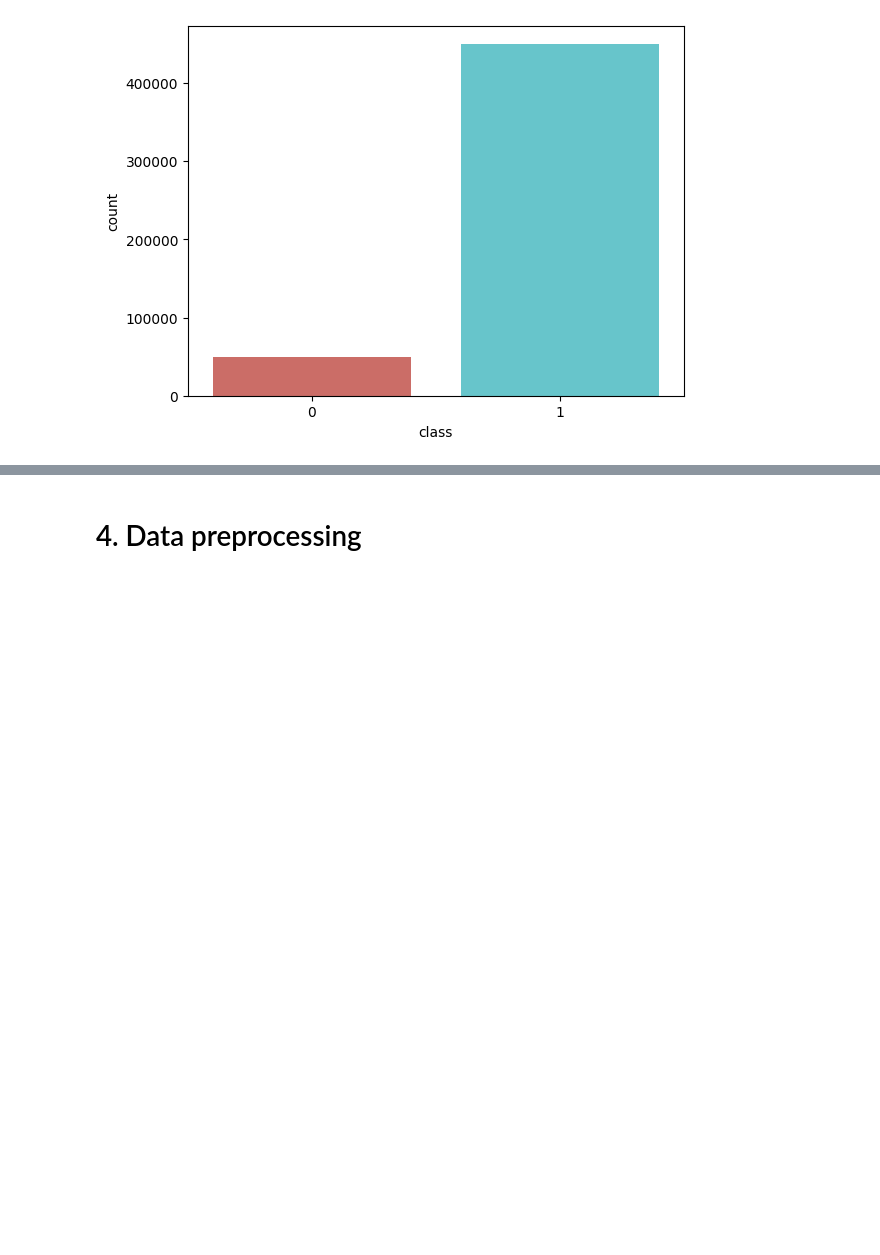
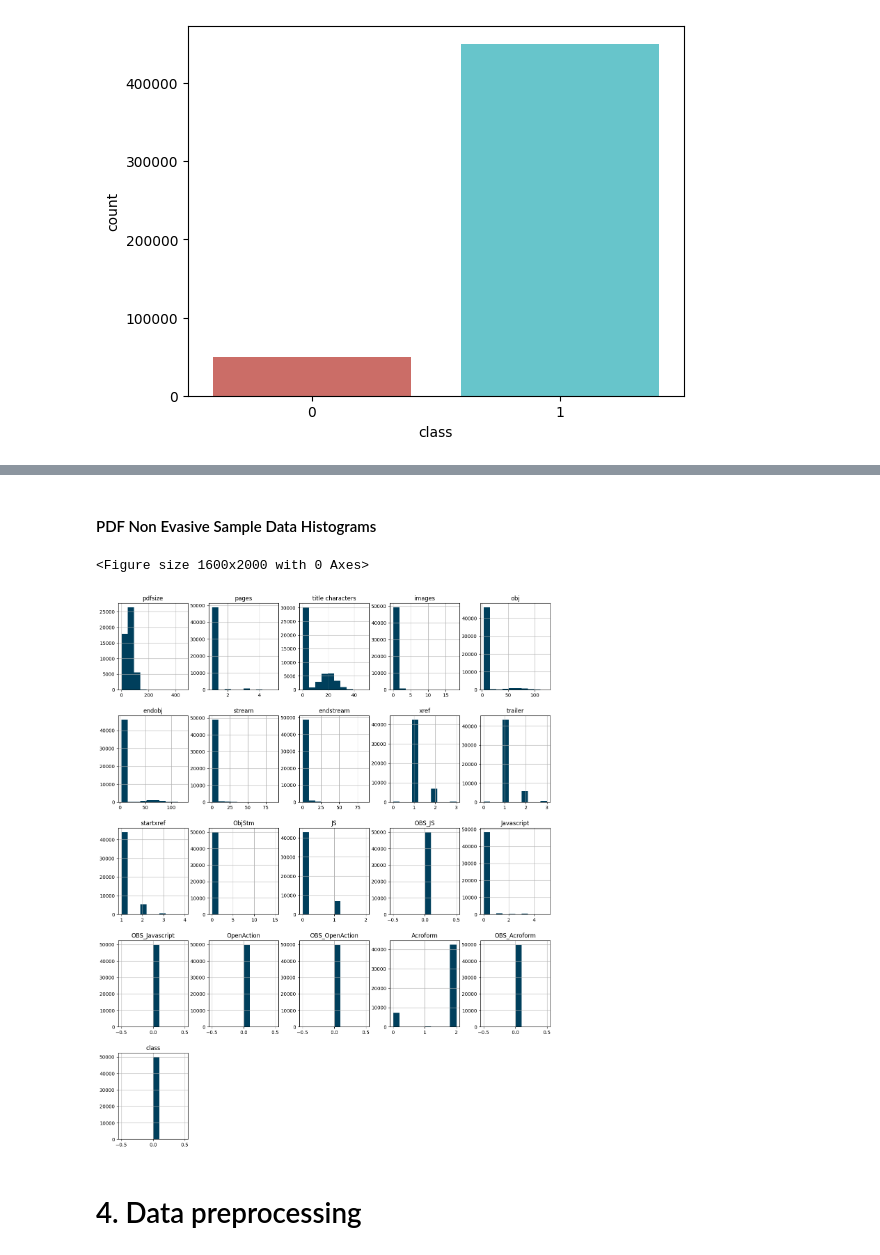
Before and after one commit to MitsukiS16/Evasive-PDF-Samples, a Jupyter notebook: Notebook.ipynb, the cells around one changed output, grey strips where cells are left out. Drawn from its saved outputs; the diff is of its cells as text; code cells hidden in the pictures; blank space fills up the shorter version.

```diff
--- a/Notebook.ipynb
+++ b/Notebook.ipynb
@@ -150,3 +230,17 @@ Passing `palette` without assigning `hue` is deprecated and will be removed in v
+# %% [markdown]
+#### PDF Non Evasive Sample Data Histograms
+# %%
+if not non_evasive_sample.empty:
+    plt.figure(figsize=(16, 20))
+    non_evasive_sample.hist(figsize=(16, 20), color='#003f5c')
+    plt.xlabel("Frequency", fontsize=14)
+    plt.ylabel("Number of Samples", fontsize=14)
+    plt.show()
+else:
+    print("No non-evasive samples found.")
+# %% [output]
+<Figure size 1600x2000 with 0 Axes>
+[figure, added]
 # %% [markdown]
 # 4. Data preprocessing
 # %% [markdown]
```
Also changed, not shown: parts of 19 cells of this notebook.
